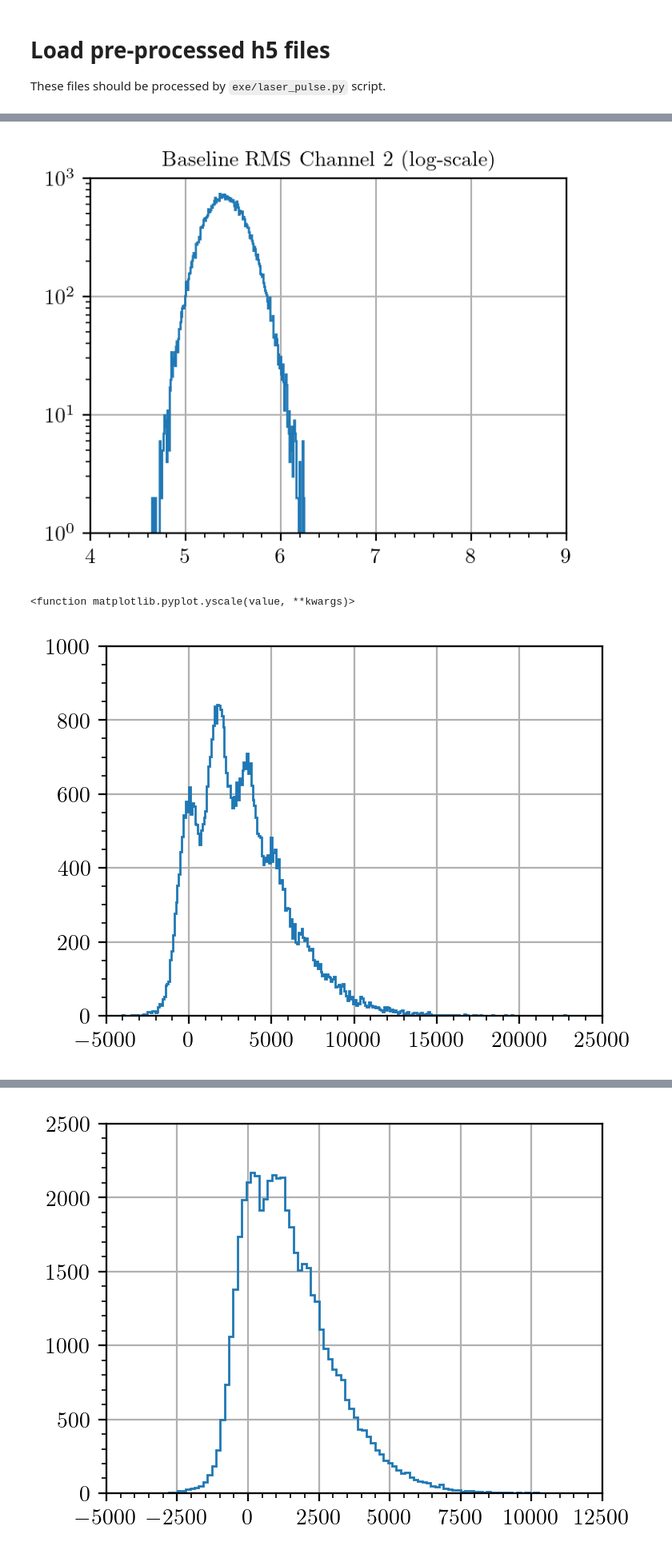
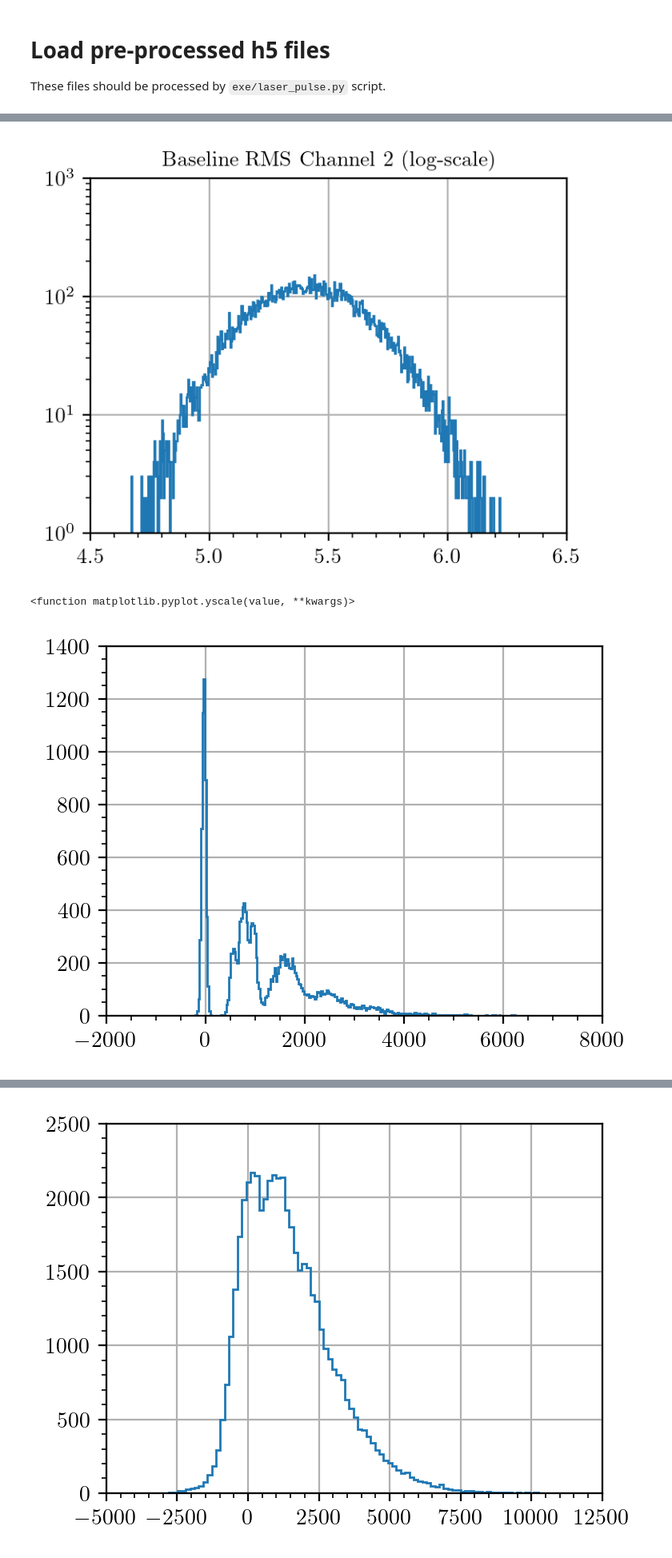
Before and after one commit to darkside-princeton/sipm-analysis, a Jupyter notebook: jupyter/calibration_liq4.ipynb, the cells around one changed output, grey strips where cells are left out. Shown: that part at 80% size. Drawn from its saved outputs; the diff is of its cells as text; code cells hidden in the pictures.

```diff
--- a/jupyter/calibration_liq4.ipynb
+++ b/jupyter/calibration_liq4.ipynb
@@ -55,21 +56,21 @@ These files should be processed by `exe/laser_pulse.py` script.
 # data folder
 path = "/scratch/gpfs/nwoofter/results/"
 data = {}
-intensity = [500]
+intensity = [1070]
 channels = [0, 1, 2, 3]
-voltages = [60]
+voltages = [88]
 for intn in intensity:
     data[intn] = {}
     for ch in channels:
         data[intn][ch] = {}
         for volt in voltages:
             data[intn][ch][volt] = []
-            files = glob.glob(f"{path}2023-06-07/*volt_{volt}*intensity_{intn}*[!_wf].h5")
+            files = glob.glob(f"{path}2023-07-12/*volt_{volt}*intensity_{intn}*[!_wf].h5")
             print(files)
             for f in files:
                 df = pd.read_hdf(f, key=f'{volt}/{ch}')
                 data[intn][ch][volt].append(df)
             data[intn][ch][volt] = pd.concat(
                 data[intn][ch][volt], ignore_index=True)
-print('keys: ', list(data[500][0][60].keys()))
+#print('keys: ', list(data[1020][0][88].keys()))
 # %% [output]
@@ -148,7 +149,7 @@ plt.grid()
 # %%
-intn = 1020
+intn = 1070
 ch = 1
-volt = 90
+volt = 88
 
 
 plt.hist(data[intn][ch][volt]['baseline_rms'], bins=500, histtype='step')
@@ -158,28 +159,28 @@ plt.yscale('log')
 #plt.xlim(2, 3)
 plt.grid()
 # %% [output]
-[figure, old version]
+[figure, new version]
 # %%
-intn = 1020
+intn = 1070
 ch = 0
-volt = 90
+volt = 88
 
-integral = data[intn][ch][volt]['integral_5p00us']
+integral = data[intn][ch][volt]['integral_0p75us']
 amp_trig = data[intn][ch][volt]['amplitude_trig']
 
 i = 0
 pk2 = []
 for x in amp_trig:
     if x > 300 and x < 500:
         pk2.append(integral[i])
     i += 1
 
 
 plt.hist(integral, bins=300, histtype='step')
 plt.minorticks_on()
 plt.grid()
 plt.yscale
 # %% [output]
 <function matplotlib.pyplot.yscale(value, **kwargs)>
-[figure, old version]
+[figure, new version]
 # %%
```
Also changed, not shown: parts of 9 cells of this notebook.
